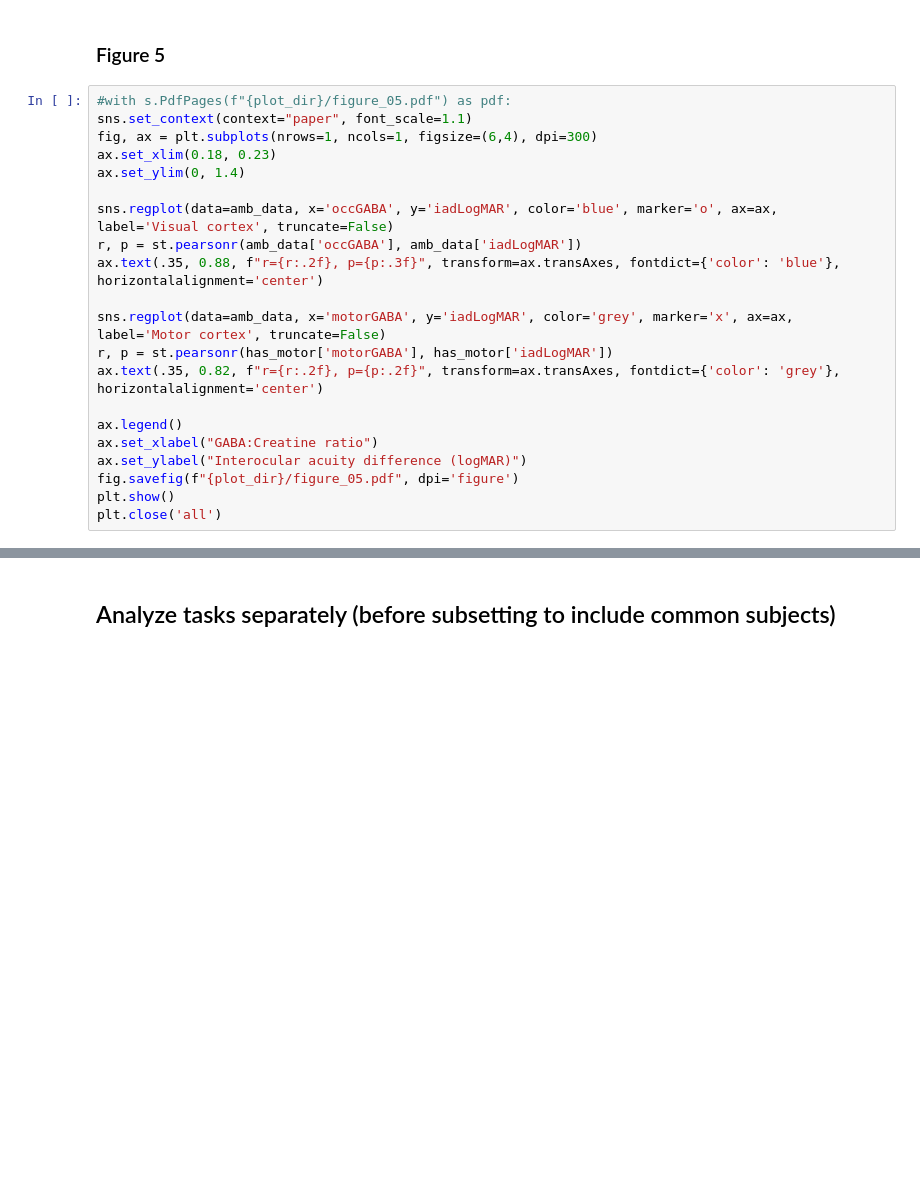
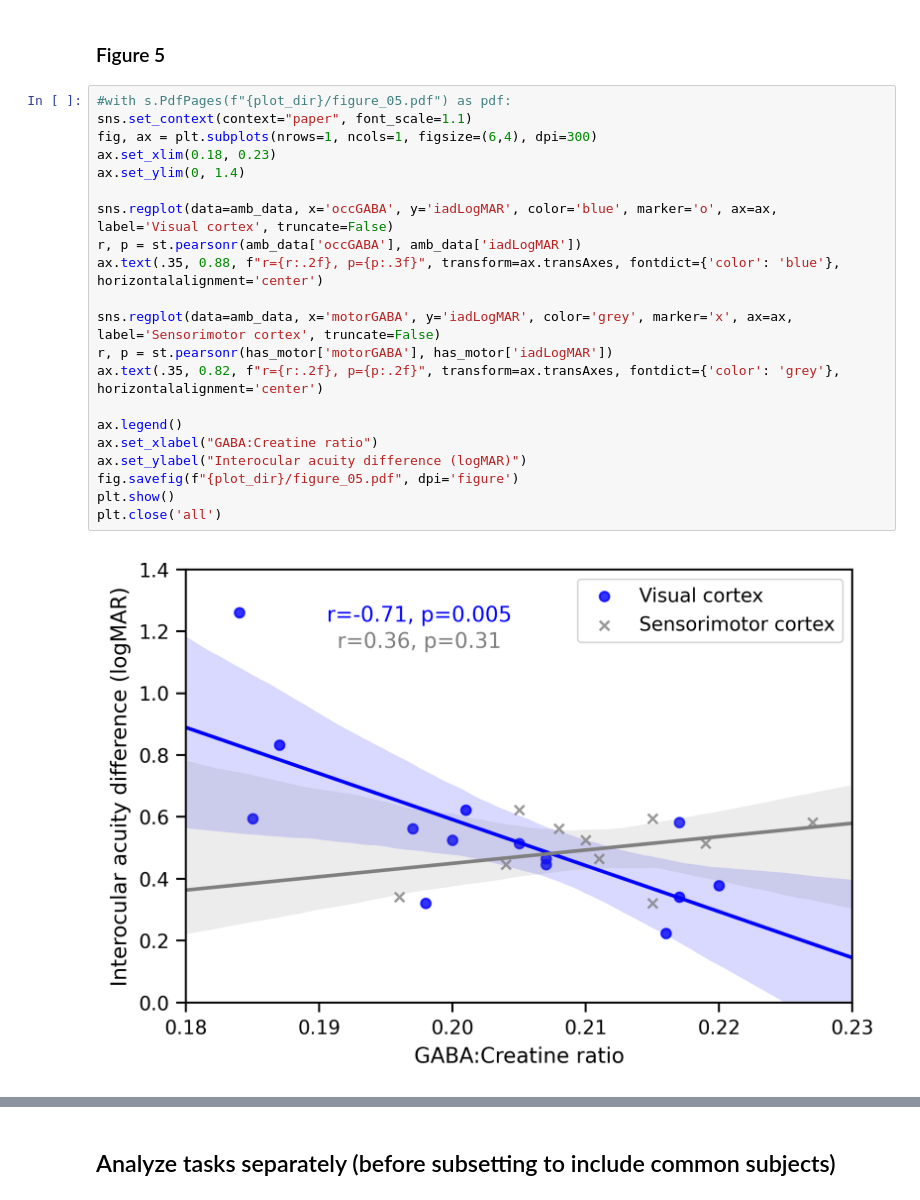
Before and after one commit to smerdis/mrs_amblyopia, a Jupyter notebook: New Analyses post JNeuro rejection.ipynb, the cells around one changed output, grey strips where cells are left out. Saved outputs shown, nothing was run; the diff lists cells and outputs as text; blank space fills up the shorter version.

```diff
--- a/New Analyses post JNeuro rejection.ipynb
+++ b/New Analyses post JNeuro rejection.ipynb
@@ -124,23 +257,25 @@ demos
 # %%
 #with s.PdfPages(f"{plot_dir}/figure_05.pdf") as pdf:
 sns.set_context(context="paper", font_scale=1.1)
 fig, ax = plt.subplots(nrows=1, ncols=1, figsize=(6,4), dpi=300)
 ax.set_xlim(0.18, 0.23)
 ax.set_ylim(0, 1.4)
 
 sns.regplot(data=amb_data, x='occGABA', y='iadLogMAR', color='blue', marker='o', ax=ax, label='Visual cortex', truncate=False)
 r, p = st.pearsonr(amb_data['occGABA'], amb_data['iadLogMAR'])
 ax.text(.35, 0.88, f"r={r:.2f}, p={p:.3f}", transform=ax.transAxes, fontdict={'color': 'blue'}, horizontalalignment='center')
 
-sns.regplot(data=amb_data, x='motorGABA', y='iadLogMAR', color='grey', marker='x', ax=ax, label='Motor cortex', truncate=False)
+sns.regplot(data=amb_data, x='motorGABA', y='iadLogMAR', color='grey', marker='x', ax=ax, label='Sensorimotor cortex', truncate=False)
 r, p = st.pearsonr(has_motor['motorGABA'], has_motor['iadLogMAR'])
 ax.text(.35, 0.82, f"r={r:.2f}, p={p:.2f}", transform=ax.transAxes, fontdict={'color': 'grey'}, horizontalalignment='center')
 
 ax.legend()
 ax.set_xlabel("GABA:Creatine ratio")
 ax.set_ylabel("Interocular acuity difference (logMAR)")
 fig.savefig(f"{plot_dir}/figure_05.pdf", dpi='figure')
 plt.show()
 plt.close('all')
+# %% [output]
+[figure, added]
 # %%
 np.corrcoef(has_motor['motorGABA'], has_motor['iadLogMAR'])
```
Also changed, not shown: parts of 106 cells of this notebook.
